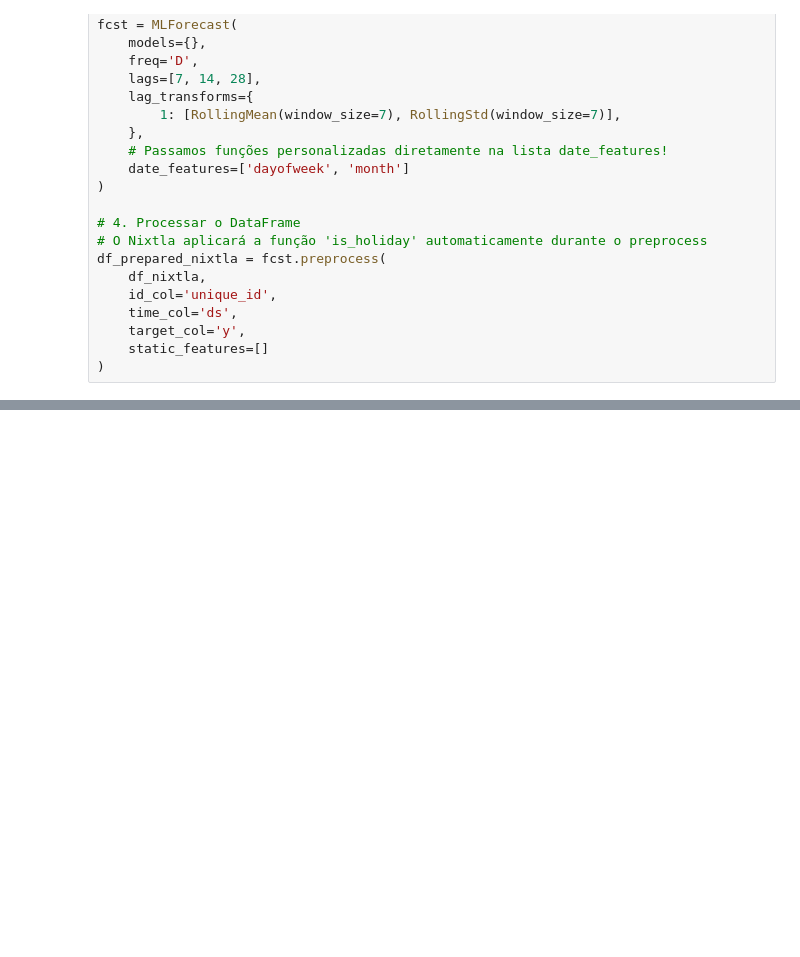
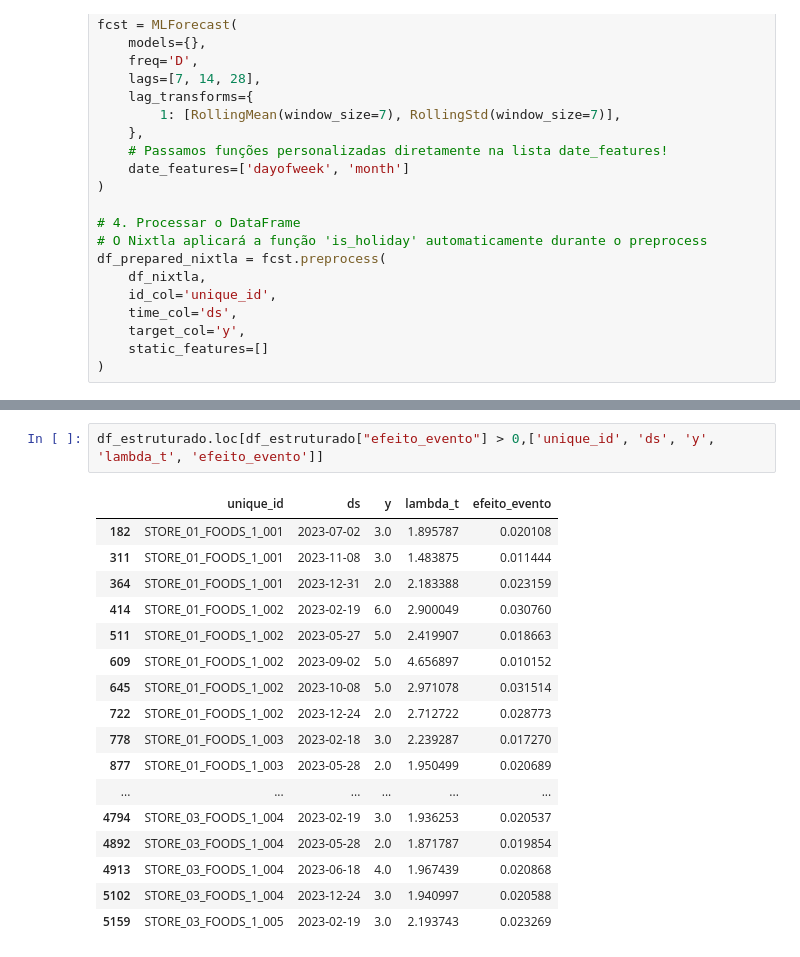
Before and after one commit to heylucasleao/forecasting, a Jupyter notebook: Lokad & Vekia/vokad_m5_competition/eda.ipynb, the cells around one changed output, grey strips where cells are left out. Cells and saved outputs as stored; diff of their text form; blank space fills up the shorter version.

```diff
--- a/Lokad & Vekia/vokad_m5_competition/eda.ipynb
+++ b/Lokad & Vekia/vokad_m5_competition/eda.ipynb
@@ -158,0 +198,20 @@ df_prepared_nixtla
+# %%
+df_estruturado.loc[df_estruturado["efeito_evento"] > 0,['unique_id', 'ds', 'y', 'lambda_t', 'efeito_evento']]
+# %% [output]
+|  | unique_id | ds | y | lambda_t | efeito_evento |
+| 182 | STORE_01_FOODS_1_001 | 2023-07-02 | 3.0 | 1.895787 | 0.020108 |
+| 311 | STORE_01_FOODS_1_001 | 2023-11-08 | 3.0 | 1.483875 | 0.011444 |
+| 364 | STORE_01_FOODS_1_001 | 2023-12-31 | 2.0 | 2.183388 | 0.023159 |
+| 414 | STORE_01_FOODS_1_002 | 2023-02-19 | 6.0 | 2.900049 | 0.030760 |
+| 511 | STORE_01_FOODS_1_002 | 2023-05-27 | 5.0 | 2.419907 | 0.018663 |
+| 609 | STORE_01_FOODS_1_002 | 2023-09-02 | 5.0 | 4.656897 | 0.010152 |
+| 645 | STORE_01_FOODS_1_002 | 2023-10-08 | 5.0 | 2.971078 | 0.031514 |
+| 722 | STORE_01_FOODS_1_002 | 2023-12-24 | 2.0 | 2.712722 | 0.028773 |
+| 778 | STORE_01_FOODS_1_003 | 2023-02-18 | 3.0 | 2.239287 | 0.017270 |
+| 877 | STORE_01_FOODS_1_003 | 2023-05-28 | 2.0 | 1.950499 | 0.020689 |
+| ... | ... | ... | ... | ... | ... |
+| 4794 | STORE_03_FOODS_1_004 | 2023-02-19 | 3.0 | 1.936253 | 0.020537 |
+| 4892 | STORE_03_FOODS_1_004 | 2023-05-28 | 2.0 | 1.871787 | 0.019854 |
+| 4913 | STORE_03_FOODS_1_004 | 2023-06-18 | 4.0 | 1.967439 | 0.020868 |
+| 5102 | STORE_03_FOODS_1_004 | 2023-12-24 | 3.0 | 1.940997 | 0.020588 |
+| 5159 | STORE_03_FOODS_1_005 | 2023-02-19 | 3.0 | 2.193743 | 0.023269 |
```
Also changed, not shown: parts of 4 cells of this notebook.
